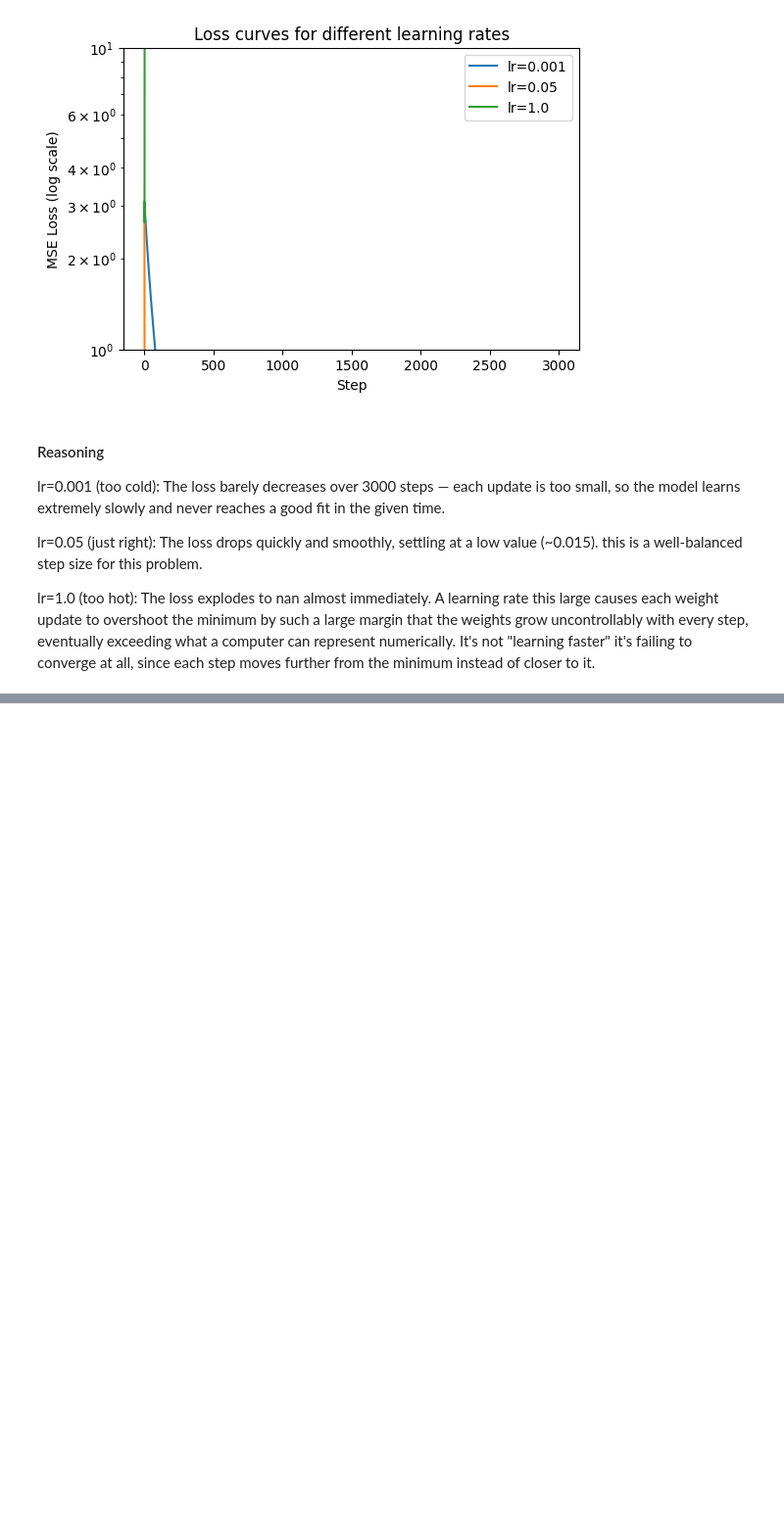
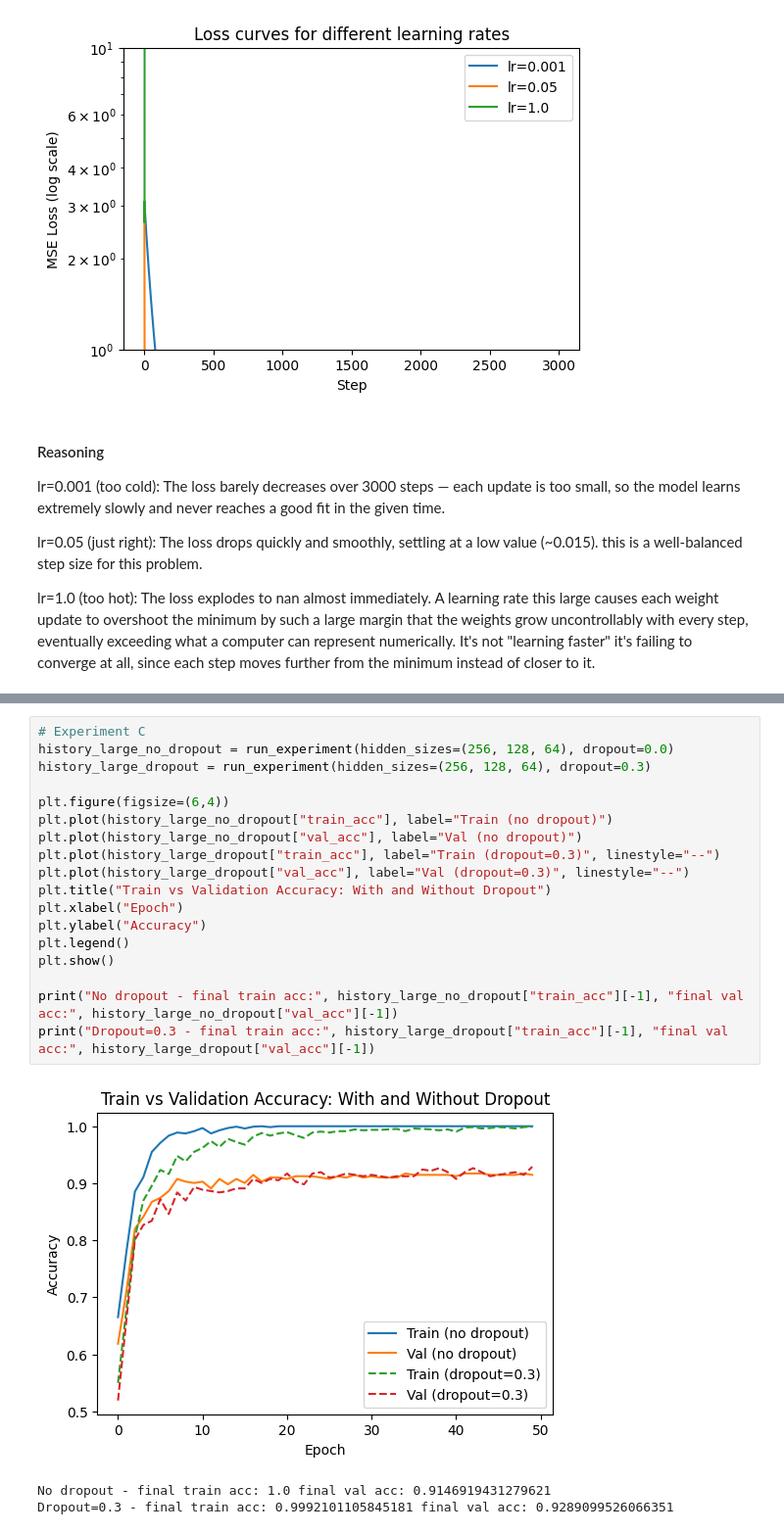
Before and after one commit to Nijimbere722/lab-3, a Jupyter notebook: lab_3.ipynb, the cells around one changed output, grey strips where cells are left out. Shown at 98% size. Saved outputs shown, nothing was run; the diff lists cells and outputs as text; blank space fills up the shorter version.

```diff
--- a/lab_3.ipynb
+++ b/lab_3.ipynb
@@ -289,0 +661,22 @@ lr=1.0 (too hot): The loss explodes to nan almost immediately. A learning rate t
+# %%
+# Experiment C
+history_large_no_dropout = run_experiment(hidden_sizes=(256, 128, 64), dropout=0.0)
+history_large_dropout = run_experiment(hidden_sizes=(256, 128, 64), dropout=0.3)
+
+plt.figure(figsize=(6,4))
+plt.plot(history_large_no_dropout["train_acc"], label="Train (no dropout)")
+plt.plot(history_large_no_dropout["val_acc"], label="Val (no dropout)")
+plt.plot(history_large_dropout["train_acc"], label="Train (dropout=0.3)", linestyle="--")
+plt.plot(history_large_dropout["val_acc"], label="Val (dropout=0.3)", linestyle="--")
+plt.title("Train vs Validation Accuracy: With and Without Dropout")
+plt.xlabel("Epoch")
+plt.ylabel("Accuracy")
+plt.legend()
+plt.show()
+
+print("No dropout - final train acc:", history_large_no_dropout["train_acc"][-1], "final val acc:", history_large_no_dropout["val_acc"][-1])
+print("Dropout=0.3 - final train acc:", history_large_dropout["train_acc"][-1], "final val acc:", history_large_dropout["val_acc"][-1])
+# %% [output]
+[figure, added]
+No dropout - final train acc: 1.0 final val acc: 0.9146919431279621
+Dropout=0.3 - final train acc: 0.9992101105845181 final val acc: 0.9289099526066351
```
Also changed, not shown: parts of 25 cells of this notebook.
